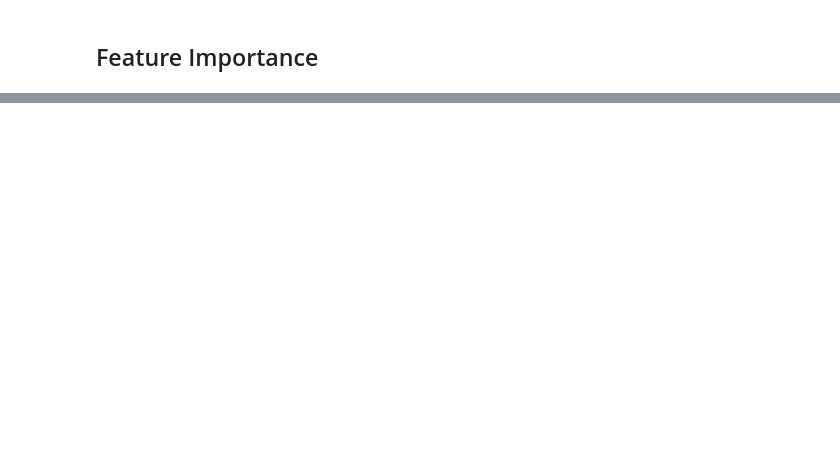
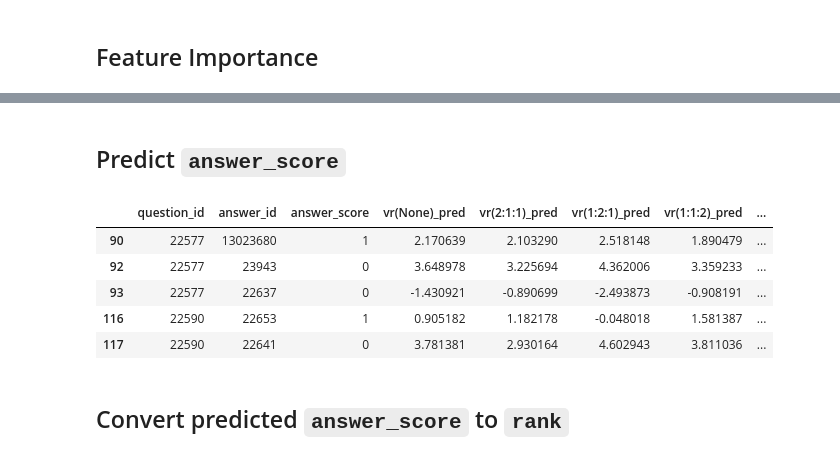
Before and after one commit to marisaaquilina/466-final-project, a Jupyter notebook: Ensemble.ipynb, the cells around one changed output, grey strips where cells are left out. Saved outputs shown, nothing was run; the diff lists cells and outputs as text; code cells hidden in the pictures; blank space fills up the shorter version.

```diff
--- a/Ensemble.ipynb
+++ b/Ensemble.ipynb
@@ -224,0 +151,28 @@ ensemble_pred_answer_score Avg Correlation Per Question: 0.46358743862428786
+# %%
+def fit_VR(learners, weights, X_train, y_train):
+    vr = VotingRegressor(learners, weights=weights)
+    return vr.fit(X_train, y_train)
+# %% [markdown]
+## Predict `answer_score`
+# %%
+predictions_df = df.iloc[val_ix][['question_id', 'answer_id', 'answer_score']]
+# %%
+poss_weights = [('None', None), ('2:1:1', [1/2, 1/4, 1/4]), ('1:2:1', [1/4, 1/2, 1/4]), ('1:1:2', [1/4, 1/4, 1/2])]
+# %%
+for name, weights in poss_weights:
+    predictions_df['vr({})_pred'.format(name)] = fit_VR(learners, weights, X_train, y_train).predict(X_val)
+
+predictions_df['svr_pred'] = fit_SVR(X_train, y_train).predict(X_val)
+predictions_df['lr_pred'] = fit_LR(X_train, y_train).predict(X_val)
+predictions_df['rf_pred'] = fit_RF(X_train, y_train).predict(X_val)
+# %%
+predictions_df.head()
+# %% [output]
+|  | question_id | answer_id | answer_score | vr(None)_pred | vr(2:1:1)_pred | vr(1:2:1)_pred | vr(1:1:2)_pred | ... |
+| 90 | 22577 | 13023680 | 1 | 2.170639 | 2.103290 | 2.518148 | 1.890479 | ... |
+| 92 | 22577 | 23943 | 0 | 3.648978 | 3.225694 | 4.362006 | 3.359233 | ... |
+| 93 | 22577 | 22637 | 0 | -1.430921 | -0.890699 | -2.493873 | -0.908191 | ... |
+| 116 | 22590 | 22653 | 1 | 0.905182 | 1.182178 | -0.048018 | 1.581387 | ... |
+| 117 | 22590 | 22641 | 0 | 3.781381 | 2.930164 | 4.602943 | 3.811036 | ... |
+# %% [markdown]
+## Convert predicted `answer_score` to `rank`
```
Also changed, not shown: parts of 38 cells of this notebook.
